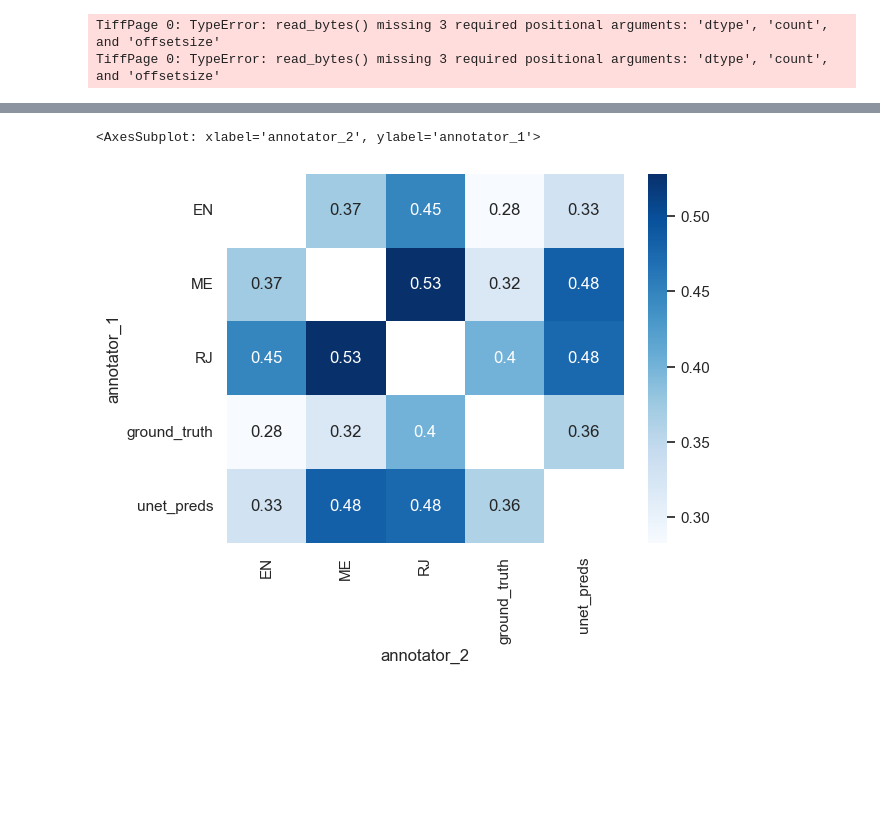
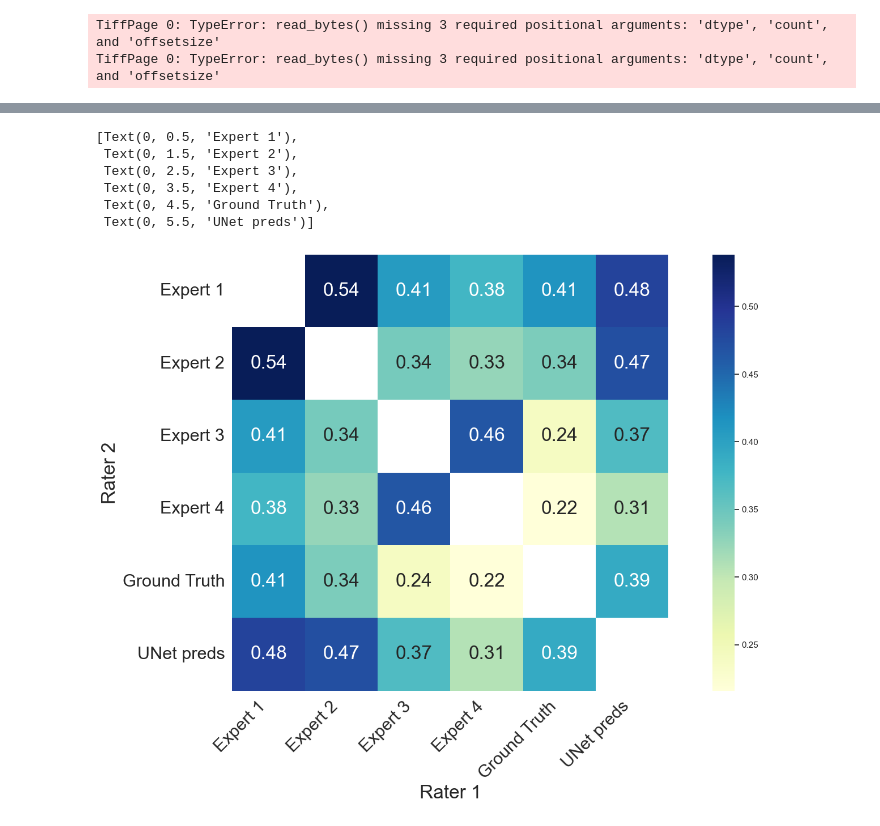
Before and after one commit to dottipr/sparks_project, a Jupyter notebook: sparks/EXPERT VALIDATION analyze expert annotations.ipynb, the cells around one changed output, grey strips where cells are left out. Cells and saved outputs as stored; diff of their text form; code cells hidden in the pictures; blank space fills up the shorter version.

```diff
--- a/sparks/EXPERT VALIDATION analyze expert annotations.ipynb
+++ b/sparks/EXPERT VALIDATION analyze expert annotations.ipynb
@@ -38,14 +43,14 @@ dir = r'C:\Users\dotti\OneDrive - Universitaet Bern\inter-rater_variability\anno
 # %%
 # Load all .tif files and save them in a dictionary
 # Dictionary are indexed by the slice id and the expert id
-all_segmentations = dict.fromkeys(expert_ids+['ground_truth','unet_preds'])
-
-for expert_id in expert_ids:
-    all_segmentations[expert_id] = dict.fromkeys(slices_ids)
-    for slice_id in slices_ids:
-        all_segmentations[expert_id][slice_id] = imageio.volread(os.path.join(dir,
-                                                                      expert_id,
-                                                                      'sample'+slice_id+'.tif'))
+all_segmentations = dict.fromkeys(anon_ids_list+['ground_truth','unet_preds'])
+# %%
+for expert_id in expert_ids:
+    all_segmentations[anon_ids[expert_id]] = dict.fromkeys(slices_ids)
+    for slice_id in slices_ids:
+        all_segmentations[anon_ids[expert_id]][slice_id] = imageio.volread(os.path.join(dir,
+                                                                      expert_id,
+                                                                      'sample'+slice_id+'.tif'))
 # %% [markdown]
 ## Load corresponding slices in annotated dataset and UNet predictions
 # %%
@@ -195,10 +204,13 @@ for slice_id in slices_ids:
     for annotator_1 in all_segmentations.keys():
         for annotator_2 in all_segmentations.keys():
             if annotator_1 != annotator_2:
+                print(f"A1: {annotator_1} - A2: {annotator_2} - Slice: {slice_id}")
                 kappa_list.append({'slice_id': slice_id,
                                 'annotator_1': annotator_1,
                                 'annotator_2': annotator_2,
                                 'kappa': cohen_kappa_score(all_segmentations[annotator_1][slice_id].flatten(),
-                                                           all_segmentations[annotator_2][slice_id].flatten())})
+                                                           all_segmentations[annotator_2][slice_id].flatten(),
+                                                           #labels=[0,1,2,3,4]
+                                                           )})
 
 kappa_df = pd.DataFrame(kappa_list)
@@ -242,7 +291,25 @@ ax = sns.boxplot(x="annotator_1", y="kappa", hue="annotator_2", data=kappa_df)
 # %%
 # compute average kappa values over all slices and plot heatmap
-avg_kappa_df = kappa_df.pivot_table(index='annotator_1', columns='annotator_2', values='kappa', aggfunc='mean')
-sns.heatmap(avg_kappa_df, annot=True, cmap='Blues')
+avg_kappa_df = kappa_df.pivot_table(index='annotator_1',
+                                    columns='annotator_2',
+                                    values='kappa',
+                                    aggfunc='mean')
+
+
+plt.figure(figsize = (20,10))
+
+ax = sns.heatmap(avg_kappa_df, annot=True, cmap='YlGnBu', annot_kws={"size": 24}, square=True)
+ax.set_xlabel('Rater 1', fontsize = 24)
+ax.set_ylabel('Rater 2', fontsize = 24)
+
+tick_labels = ['Expert 1', 'Expert 2', 'Expert 3', 'Expert 4', 'Ground Truth', 'UNet preds']
+ax.set_xticklabels(tick_labels, rotation=45, ha='right', fontsize=22)
+ax.set_yticklabels(tick_labels, rotation=0, ha='right', fontsize=22)
 # %% [output]
-<AxesSubplot: xlabel='annotator_2', ylabel='annotator_1'>
+[Text(0, 0.5, 'Expert 1'),
+ Text(0, 1.5, 'Expert 2'),
+ Text(0, 2.5, 'Expert 3'),
+ Text(0, 3.5, 'Expert 4'),
+ Text(0, 4.5, 'Ground Truth'),
+ Text(0, 5.5, 'UNet preds')]
-[figure, old version]
+[figure, new version]
```
Also changed, not shown: parts of 18 cells of this notebook, 10 other files.
